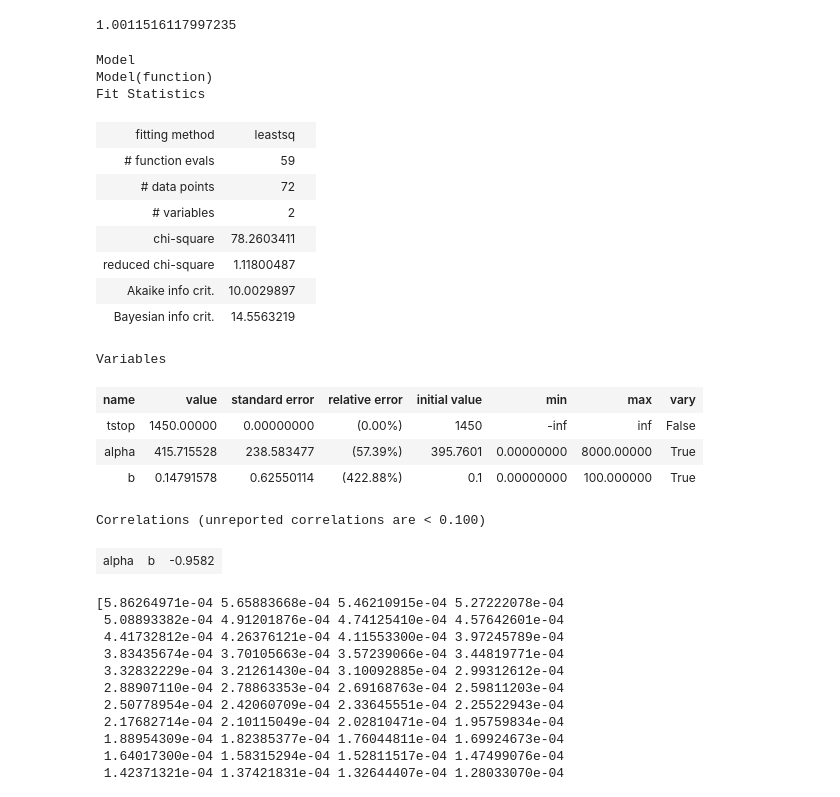
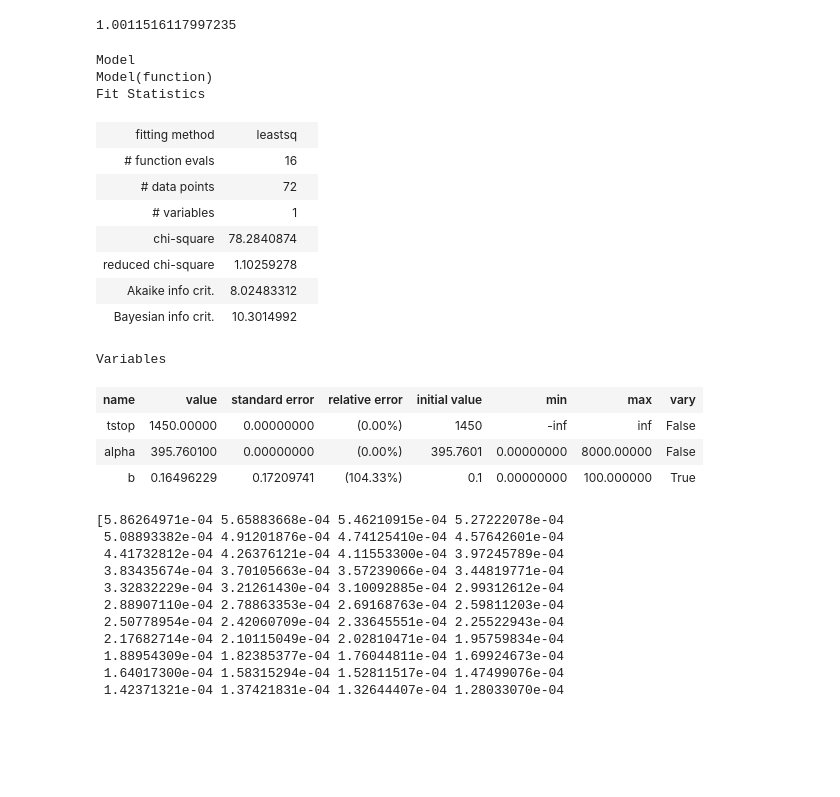
Before and after one commit to villano-lab/thermal-flux_paper2023, a Jupyter notebook: ChiSquare.ipynb, the cells around one changed output. Drawn from its saved outputs; the diff is of its cells as text; code cells hidden in the pictures; blank space fills up the shorter version.

```diff
--- a/ChiSquare.ipynb
+++ b/ChiSquare.ipynb
@@ -200,39 +200,37 @@ print(integrate_df(pdf))
 # %%
 f_mod = lm.Model(function)
 f_params = f_mod.make_params()               # define parameters
 
-f_params.add('alpha',     vary=True,  value=395.7601, min=0,max=8000)  # half life
+f_params.add('alpha',     vary=False,  value=395.7601, min=0,max=8000)  # half life
 
 # amplitude
 f_params.add('b', vary=True,  value=0.1,      min=0.0,max=100)
 # time
 f_params.add('tstop',  vary=False,  value=1450)
 
 #do the fitting
 counts1 = counts/np.sum(counts)/timespace
 weight1 = weight*np.sum(counts)*timespace
 f_fit = f_mod.fit(counts1, f_params, t = thing, weights = weight1)
 
 f_fit
 # %% [output]
 Model
 Model(function)
 Fit Statistics
 | fitting method | leastsq |  |
-| # function evals | 59 |  |
+| # function evals | 16 |  |
 | # data points | 72 |  |
-| # variables | 2 |  |
-| chi-square | 78.2603411 |  |
-| reduced chi-square | 1.11800487 |  |
-| Akaike info crit. | 10.0029897 |  |
-| Bayesian info crit. | 14.5563219 |  |
+| # variables | 1 |  |
+| chi-square | 78.2840874 |  |
+| reduced chi-square | 1.10259278 |  |
+| Akaike info crit. | 8.02483312 |  |
+| Bayesian info crit. | 10.3014992 |  |
 Variables
 | name | value | standard error | relative error | initial value | min | max | vary |
 | tstop | 1450.00000 | 0.00000000 | (0.00%) | 1450 | -inf | inf | False |
-| alpha | 415.715528 | 238.583477 | (57.39%) | 395.7601 | 0.00000000 | 8000.00000 | True |
-| b | 0.14791578 | 0.62550114 | (422.88%) | 0.1 | 0.00000000 | 100.000000 | True |
+| alpha | 395.760100 | 0.00000000 | (0.00%) | 395.7601 | 0.00000000 | 8000.00000 | False |
+| b | 0.16496229 | 0.17209741 | (104.33%) | 0.1 | 0.00000000 | 100.000000 | True |
-Correlations (unreported correlations are < 0.100)
-| alpha | b | -0.9582 |
 # %%
 fig,axes = plt.subplots(1,1, figsize=(9,8))
 
```
